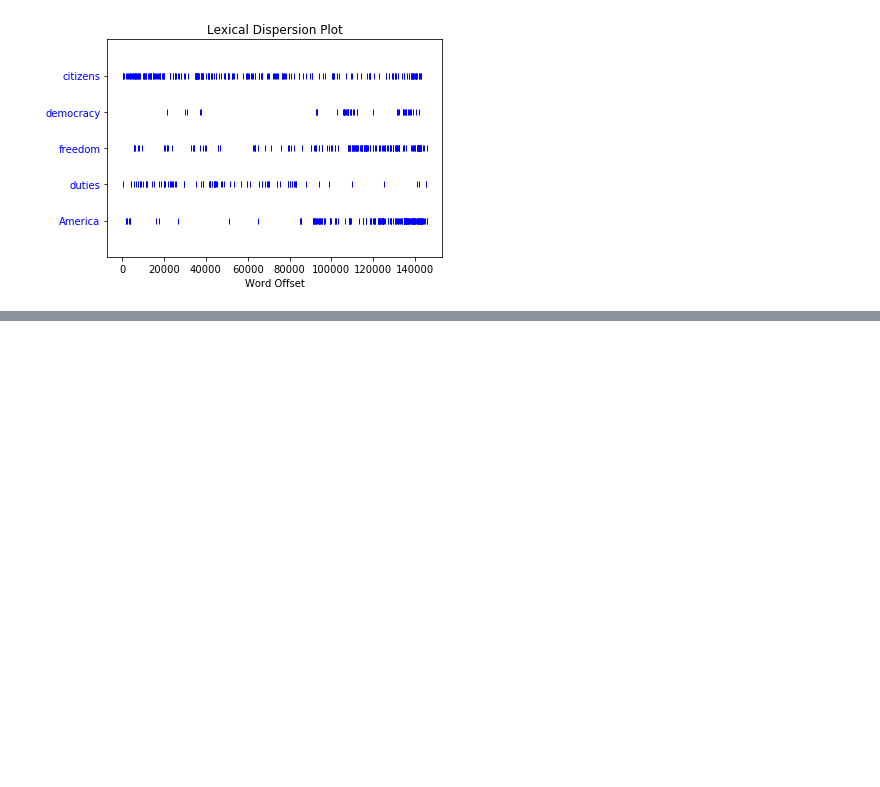
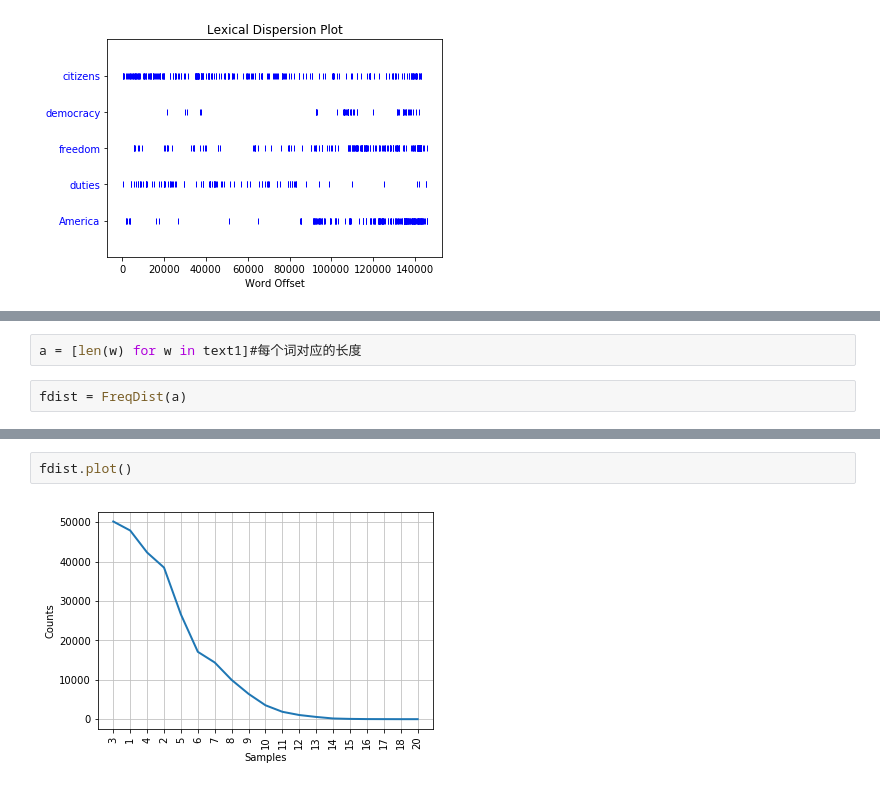
Before and after one commit to 343829084/NLP_Basic_Training, a Jupyter notebook: LearningBook/NLP_w_p/Book_code/ Chapter one .ipynb, the cells around one changed output, grey strips where cells are left out. Drawn from its saved outputs; the diff is of its cells as text; blank space fills up the shorter version.

```diff
--- a/LearningBook/NLP_w_p/Book_code/ Chapter one .ipynb
+++ b/LearningBook/NLP_w_p/Book_code/ Chapter one .ipynb
@@ -67,0 +259,4 @@ text4.dispersion_plot(["citizens","democracy","freedom","duties","America"])#词
+# %%
+a = [len(w) for w in text1]#每个词对应的长度
+# %%
+fdist = FreqDist(a)
@@ -67,0 +302,4 @@ text4.dispersion_plot(["citizens","democracy","freedom","duties","America"])#词
+# %%
+fdist.plot()
+# %% [output]
+[figure, added]
```
Also changed, not shown: parts of 39 cells of this notebook.
